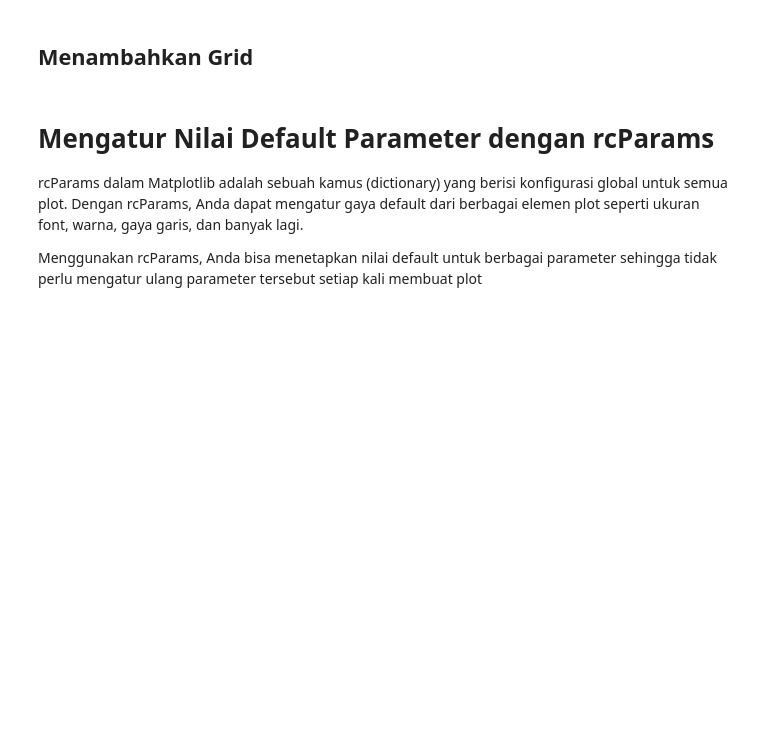
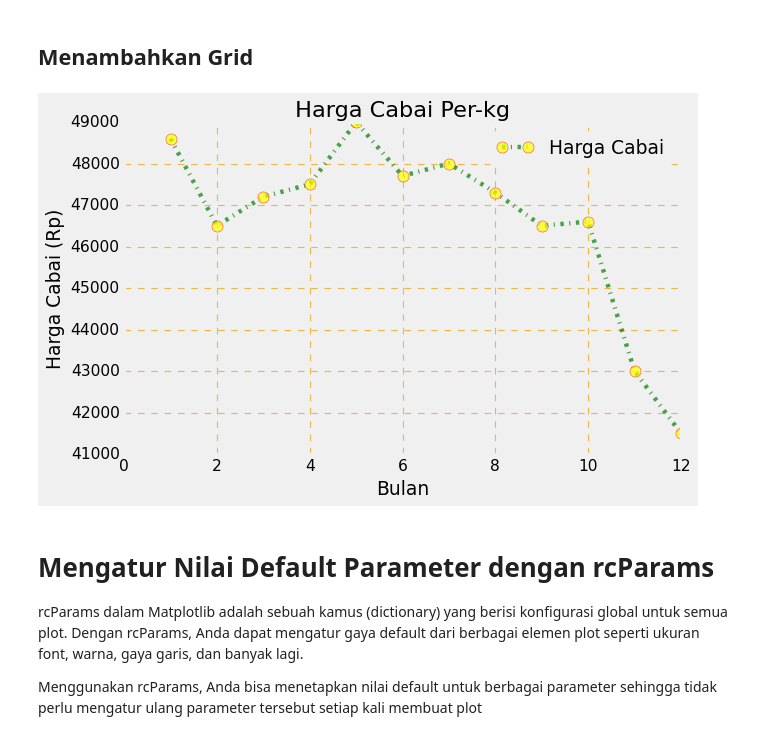
Before and after one commit to IdhamAbidinKaisilay/BelajarDataAnalyst, a Jupyter notebook: Pyplot_dan_Dasar_Plot.ipynb, the cells around one changed output. Saved outputs shown, nothing was run; the diff lists cells and outputs as text; code cells hidden in the pictures; blank space fills up the shorter version.

```diff
--- a/Pyplot_dan_Dasar_Plot.ipynb
+++ b/Pyplot_dan_Dasar_Plot.ipynb
@@ -180,5 +211,34 @@ plt.show()
 # %% [markdown]
 ## Menambahkan Grid
+# %%
+bulan = [1, 2, 3, 4, 5, 6, 7, 8, 9, 10, 11, 12]
+harga_cabai = [48600, 46500, 47200, 47500, 49000, 47700, 48000, 47300, 46500, 46600, 43000, 41500]
+
+plt.figure(figsize=(8, 5))
+
+plt.plot(bulan,
+         harga_cabai,
+         label='Harga Cabai',
+         color='green',
+         marker='o',
+         linestyle='dashdot',
+         markeredgecolor='red',
+         markersize = 10,
+         markerfacecolor='yellow',
+         alpha=0.7
+         )
+
+plt.title('Harga Cabai Per-kg')
+plt.xlabel('Bulan')
+plt.ylabel('Harga Cabai (Rp)')
+plt.legend(loc='best')
+
+plt.grid(True, linestyle='dashed', color= '#efb648') #menambahkan grid
+
+plt.show()
+plt.show()
+# %% [output]
+[figure, added]
 # %% [markdown]
 # Mengatur Nilai Default Parameter dengan rcParams
 
```
Also changed, not shown: parts of 7 cells of this notebook.
